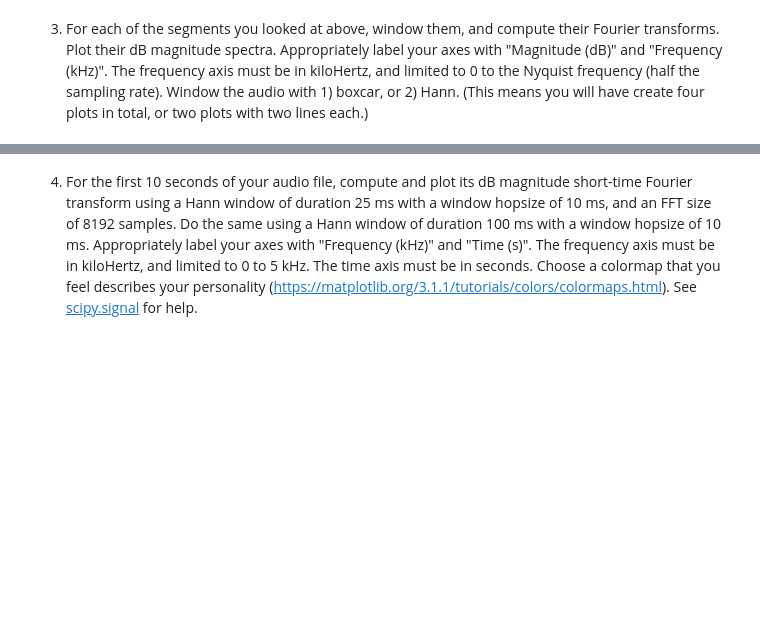
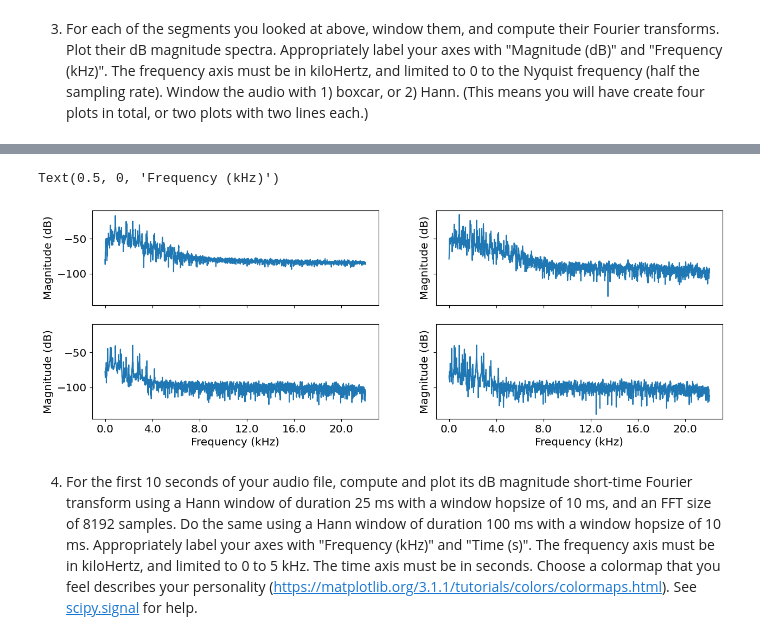
Before and after one commit to LinusOstlund/DT2470, a Jupyter notebook: labs/lab-1-signal-processing/DT2470_lab01-1.ipynb, the cells around one changed output, grey strips where cells are left out. Drawn from its saved outputs; the diff is of its cells as text; code cells hidden in the pictures; blank space fills up the shorter version.

```diff
--- a/labs/lab-1-signal-processing/DT2470_lab01-1.ipynb
+++ b/labs/lab-1-signal-processing/DT2470_lab01-1.ipynb
@@ -248,2 +147,28 @@ array([[ 0.36632521+0.j        , -0.22676534+0.j        ,
+# %%
+# Extract sample data
+SAMPLE_ONE = AUDIO_ARRAY[S1:S1+SAMPLE_SIZE]
+SAMPLE_TWO = AUDIO_ARRAY[S2:S2+SAMPLE_SIZE]
+
+# Pick right channel
+SAMPLE_ONE = SAMPLE_ONE[:,-1]
+SAMPLE_TWO = SAMPLE_TWO[:,-1]
+
+fig, axs = plt.subplots(2, 2, sharey=True, sharex=True)
+
+# Magnitude spectrum is a piece of magic that computes the Fourier Transform
+axs[0,0].magnitude_spectrum(SAMPLE_ONE, Fs = SAMPLE_RATE, window=np.ones(len(SAMPLE_ONE)), scale = 'dB')
+axs[1,0].magnitude_spectrum(SAMPLE_TWO, Fs = SAMPLE_RATE, window=np.ones(len(SAMPLE_TWO)), scale = 'dB')
+axs[0,1].magnitude_spectrum(SAMPLE_ONE, Fs = SAMPLE_RATE, window=np.hanning(len(SAMPLE_ONE)), scale = 'dB')
+axs[1,1].magnitude_spectrum(SAMPLE_TWO, Fs = SAMPLE_RATE, window=np.hanning(len(SAMPLE_TWO)), scale = 'dB')
+
+axs[0, 0].set_xticks(np.arange(0, SAMPLE_RATE/2, 4000))
+axs[0, 0].set_xticklabels(np.arange(0, 22.5, 4))
+axs[0, 0].set_xlabel("")
+axs[1, 0].set_xlabel("Frequency (kHz)")
+axs[0, 1].set_xlabel("")
+axs[1, 1].set_xlabel("Frequency (kHz)")
+# %% [output]
+Text(0.5, 0, 'Frequency (kHz)')
+[figure, added]
 # %% [markdown]
 4. For the first 10 seconds of your audio file, compute and plot its dB magnitude short-time Fourier transform using a Hann window of duration 25 ms with a window hopsize of 10 ms, and an FFT size of 8192 samples. Do the same using a Hann window of duration 100 ms with a window hopsize of 10 ms. Appropriately label your axes with "Frequency (kHz)" and "Time (s)". The frequency axis must be in kiloHertz, and limited to 0 to 5 kHz. The time axis must be in seconds. Choose a colormap that you feel describes your personality (https://matplotlib.org/3.1.1/tutorials/colors/colormaps.html). See [scipy.signal](https://docs.scipy.org/doc/scipy/reference/generated/scipy.signal.stft.html) for help.
```
Also changed, not shown: parts of 11 cells of this notebook, 2 other files.
